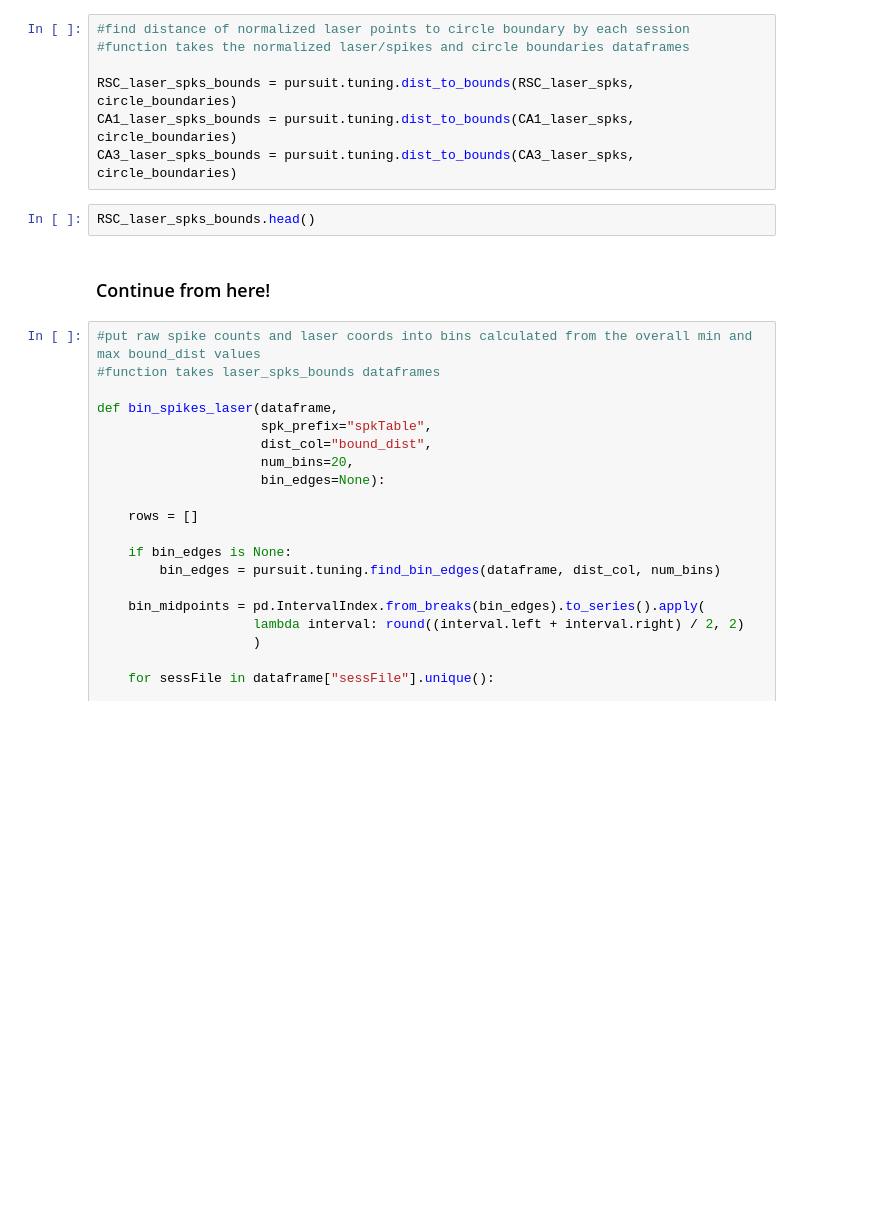
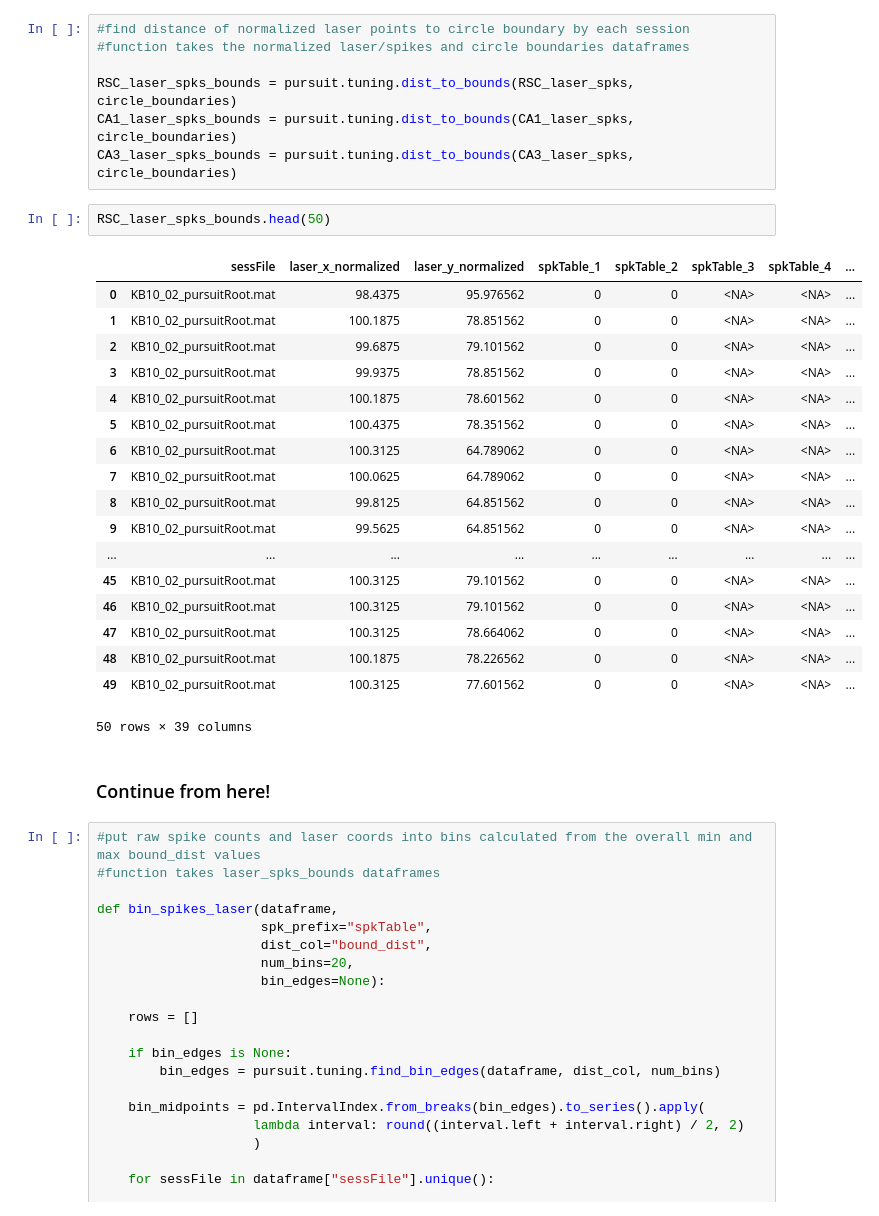
Before and after one commit to bigbrainmay/pursuit, a Jupyter notebook: Tuning Curves.ipynb, the cells around one changed output. Drawn from its saved outputs; the diff is of its cells as text; blank space fills up the shorter version.

```diff
--- a/Tuning Curves.ipynb
+++ b/Tuning Curves.ipynb
@@ -73,7 +94,26 @@ RSC_laser_spks_bounds = pursuit.tuning.dist_to_bounds(RSC_laser_spks, circle_bou
 CA1_laser_spks_bounds = pursuit.tuning.dist_to_bounds(CA1_laser_spks, circle_boundaries)
 CA3_laser_spks_bounds = pursuit.tuning.dist_to_bounds(CA3_laser_spks, circle_boundaries)
 # %%
-RSC_laser_spks_bounds.head()
+RSC_laser_spks_bounds.head(50)
+# %% [output]
+|  | sessFile | laser_x_normalized | laser_y_normalized | spkTable_1 | spkTable_2 | spkTable_3 | spkTable_4 | ... |
+| 0 | KB10_02_pursuitRoot.mat | 98.4375 | 95.976562 | 0 | 0 | <NA> | <NA> | ... |
+| 1 | KB10_02_pursuitRoot.mat | 100.1875 | 78.851562 | 0 | 0 | <NA> | <NA> | ... |
+| 2 | KB10_02_pursuitRoot.mat | 99.6875 | 79.101562 | 0 | 0 | <NA> | <NA> | ... |
+| 3 | KB10_02_pursuitRoot.mat | 99.9375 | 78.851562 | 0 | 0 | <NA> | <NA> | ... |
+| 4 | KB10_02_pursuitRoot.mat | 100.1875 | 78.601562 | 0 | 0 | <NA> | <NA> | ... |
+| 5 | KB10_02_pursuitRoot.mat | 100.4375 | 78.351562 | 0 | 0 | <NA> | <NA> | ... |
+| 6 | KB10_02_pursuitRoot.mat | 100.3125 | 64.789062 | 0 | 0 | <NA> | <NA> | ... |
+| 7 | KB10_02_pursuitRoot.mat | 100.0625 | 64.789062 | 0 | 0 | <NA> | <NA> | ... |
+| 8 | KB10_02_pursuitRoot.mat | 99.8125 | 64.851562 | 0 | 0 | <NA> | <NA> | ... |
+| 9 | KB10_02_pursuitRoot.mat | 99.5625 | 64.851562 | 0 | 0 | <NA> | <NA> | ... |
+| ... | ... | ... | ... | ... | ... | ... | ... | ... |
+| 45 | KB10_02_pursuitRoot.mat | 100.3125 | 79.101562 | 0 | 0 | <NA> | <NA> | ... |
+| 46 | KB10_02_pursuitRoot.mat | 100.3125 | 79.101562 | 0 | 0 | <NA> | <NA> | ... |
+| 47 | KB10_02_pursuitRoot.mat | 100.3125 | 78.664062 | 0 | 0 | <NA> | <NA> | ... |
+| 48 | KB10_02_pursuitRoot.mat | 100.1875 | 78.226562 | 0 | 0 | <NA> | <NA> | ... |
+| 49 | KB10_02_pursuitRoot.mat | 100.3125 | 77.601562 | 0 | 0 | <NA> | <NA> | ... |
+50 rows × 39 columns
 # %% [markdown]
 ### Continue from here!
 # %%
```
Also changed, not shown: parts of 4 cells of this notebook, 1 other file.
